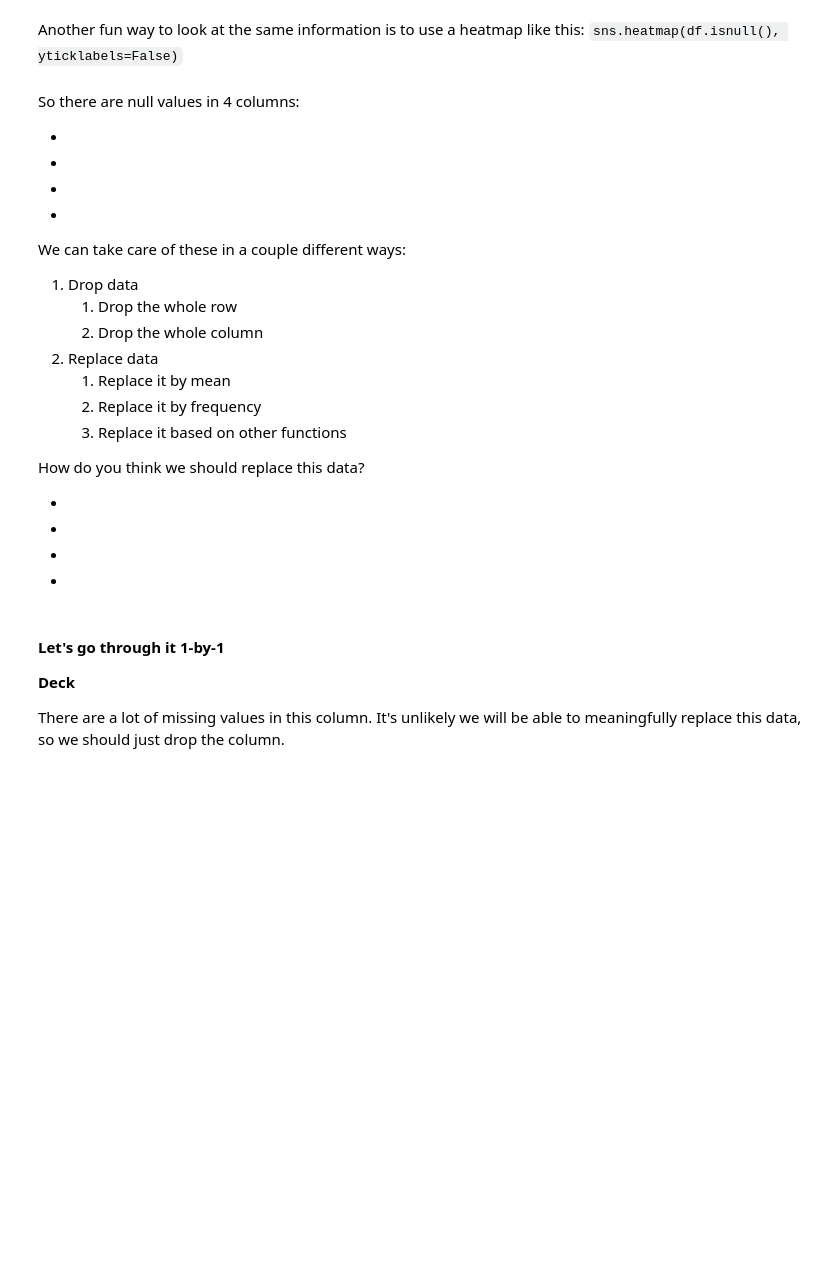
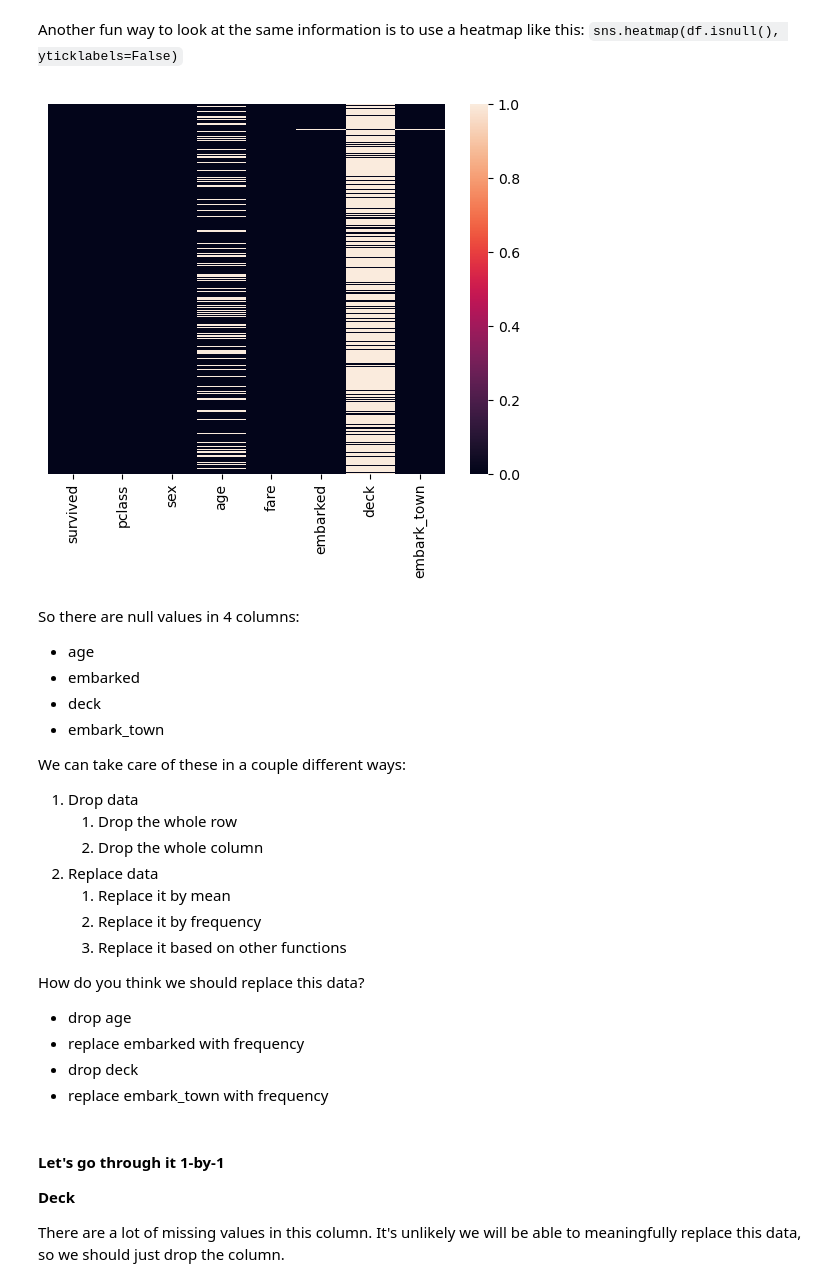
Before and after one commit to georgetate/Titanic, a Jupyter notebook: FAI_TitanicClassification.ipynb, the cells around one changed output. Cells and saved outputs as stored; diff of their text form; code cells hidden in the pictures; blank space fills up the shorter version.

```diff
--- a/FAI_TitanicClassification.ipynb
+++ b/FAI_TitanicClassification.ipynb
@@ -18,3 +28,7 @@ For this lab you will need to imort `pandas`, `numpy`, `matplotlib.pyplot`, and
 # %% [markdown]
 ## Set up the dataset
 Import `titanic_dataset.csv` with `.read_csv()` to set up your DataFrame. You can remove extra columns `df.drop(columns=['id','alive','class','sibsp','parch','who','adult_male','alone'])`. *We will come back to these later in the lab*.
+# %%
+titanicA = pd.read_csv("titanic.csv")
+titanic = titanicA.drop(columns=["alive", "class", "sibsp", "parch", "who", "adult_male", "alone"])
+titanic.isnull().value_counts()
@@ -35,12 +78,17 @@ The first thing we need to know, is if there are any missing or null values in o
 # %% [markdown]
 Another fun way to look at the same information is to use a heatmap like this: `sns.heatmap(df.isnull(), yticklabels=False)`
+# %%
+sns.heatmap(titanic.isnull(), yticklabels=False)
+plt.show()
+# %% [output]
+[figure, added]
 # %% [markdown]
 So there are null values in 4 columns:
 
--
--
--
--
+- age
+- embarked
+- deck
+- embark_town
 
 We can take care of these in a couple different ways:
 1. Drop data
@@ -53,10 +101,10 @@ We can take care of these in a couple different ways:
 
 How do you think we should replace this data?
 
--
--
--
--
+- drop age
+- replace embarked with frequency
+- drop deck
+- replace embark_town with frequency
 # %% [markdown]
 #### Let's go through it 1-by-1
 
```
Also changed, not shown: parts of 41 cells of this notebook.
